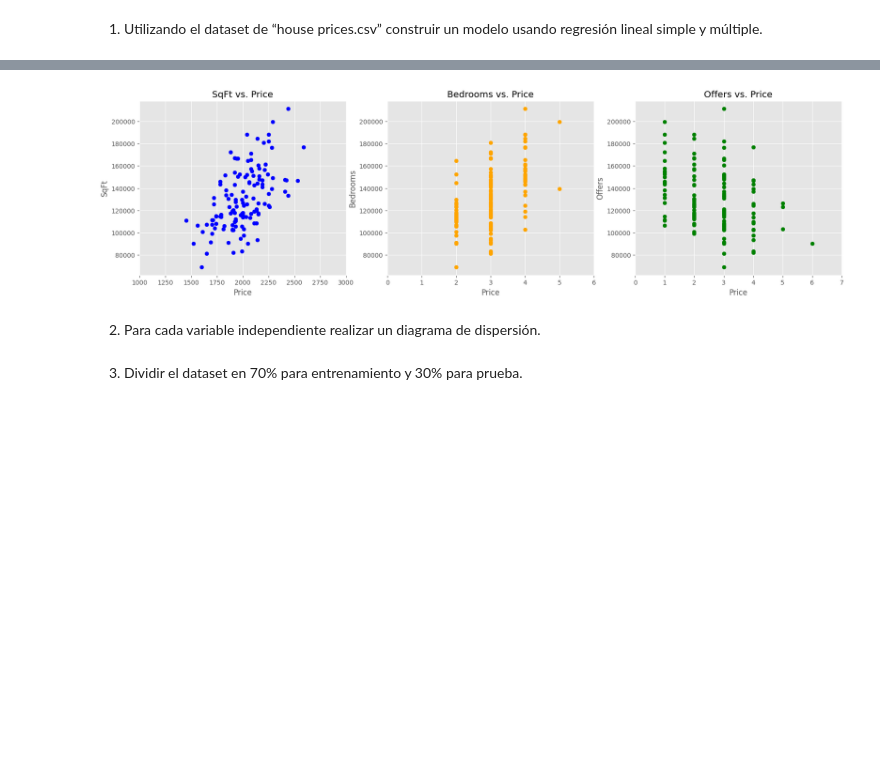
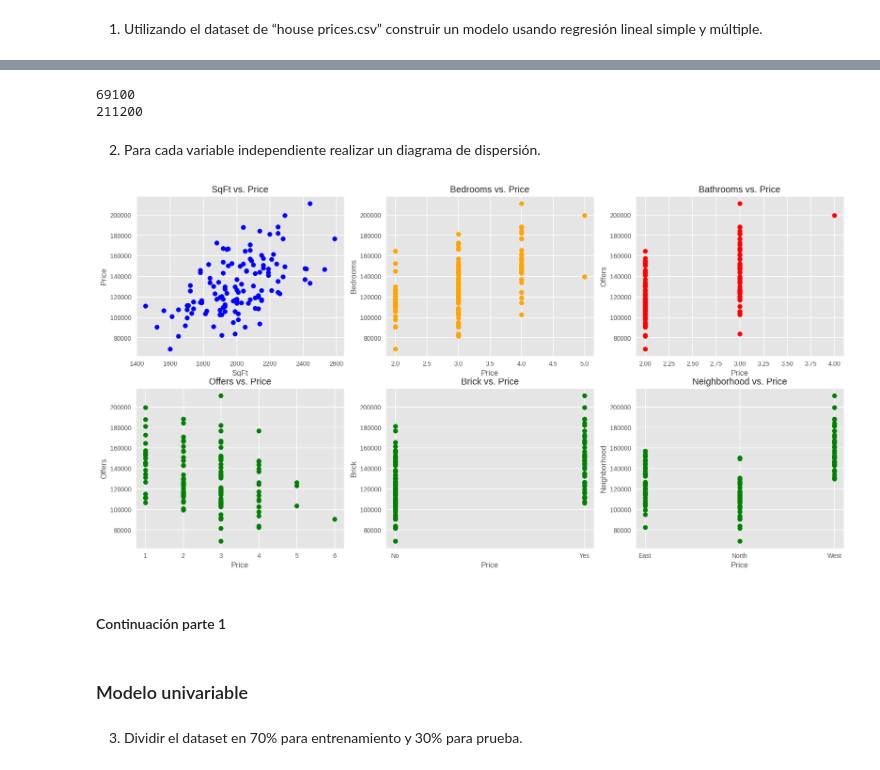
Before and after one commit to TineoC/IDS330-Asignaci-n-04, a Jupyter notebook: main.ipynb, the cells around one changed output, grey strips where cells are left out. Drawn from its saved outputs; the diff is of its cells as text; code cells hidden in the pictures; blank space fills up the shorter version.

```diff
--- a/main.ipynb
+++ b/main.ipynb
@@ -27,28 +30,55 @@ df.head()
-# %%
-plt.style.use('ggplot')
-fig, (ax1, ax2, ax3) = plt.subplots(1,3, figsize=(20, 5))
-
-ax1.scatter(df['SqFt'], df['Price'], c ="blue")
-ax1.set_xlim(1000,3000)
-ax1.set_title('SqFt vs. Price')
-ax1.set_xlabel('Price')
-ax1.set_ylabel('SqFt')
-
-ax2.scatter(df['Bedrooms'], df['Price'], c ="orange")
-ax2.set_xlim(0,6)
-ax2.set_title('Bedrooms vs. Price')
-ax2.set_xlabel('Price')
-ax2.set_ylabel('Bedrooms')
-
-ax3.scatter(df['Offers'], df['Price'], c ="green")
-ax3.set_xlim(0,7)
-ax3.set_title('Offers vs. Price')
-ax3.set_xlabel('Price')
-ax3.set_ylabel('Offers')
-
-#plt.tight_layout()
-plt.show()
-# %% [output]
-[figure, removed]
+# %%
+print(df.Price.min())
+print(df.Price.max())
+# %% [output]
+69100
+211200
 # %% [markdown]
 2. Para cada variable independiente realizar un diagrama de dispersión.
+# %%
+plt.style.use('ggplot')
+fig, axs = plt.subplots(2, 3, figsize=(20, 10))
+
+ax1 = axs[0, 0]
+ax1.scatter(df['SqFt'], df['Price'], c="blue")
+ax1.set_title('SqFt vs. Price')
+ax1.set_xlabel('SqFt')
+ax1.set_ylabel('Price')
+
+ax2 = axs[0, 1]
+ax2.scatter(df['Bedrooms'], df['Price'], c="orange")
+ax2.set_title('Bedrooms vs. Price')
+ax2.set_xlabel('Price')
+ax2.set_ylabel('Bedrooms')
+
+ax3 = axs[0, 2]
+ax3.scatter(df['Bathrooms'], df['Price'], c="red")
+ax3.set_title('Bathrooms vs. Price')
+ax3.set_xlabel('Price')
+ax3.set_ylabel('Offers')
+
+ax4 = axs[1, 0]
+ax4.scatter(df['Offers'], df['Price'], c="green")
+ax4.set_title('Offers vs. Price')
+ax4.set_xlabel('Price')
+ax4.set_ylabel('Offers')
+
+ax5 = axs[1, 1]
+ax5.scatter(df['Brick'], df['Price'], c="green")
+ax5.set_title('Brick vs. Price')
+ax5.set_xlabel('Price')
+ax5.set_ylabel('Brick')
+
+ax6 = axs[1, 2]
+ax6.scatter(df['Neighborhood'], df['Price'], c="green")
+ax6.set_title('Neighborhood vs. Price')
+ax6.set_xlabel('Price')
+ax6.set_ylabel('Neighborhood')
+# plt.tight_layout()
+plt.show()
+# %% [output]
+[figure, added]
+# %% [markdown]
+#### Continuación parte 1
+# %% [markdown]
+### Modelo univariable
```
Also changed, not shown: parts of 15 cells of this notebook.
